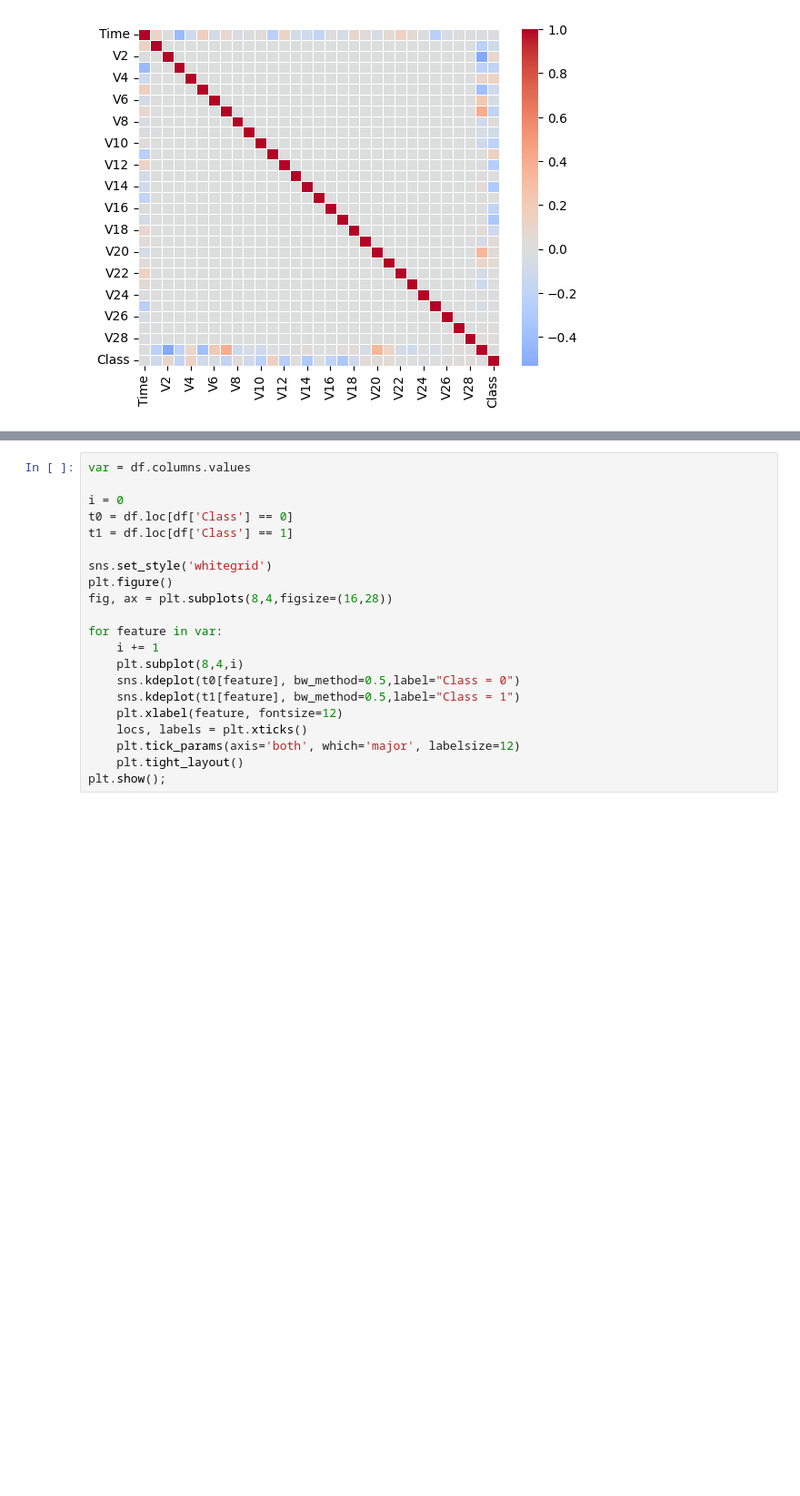
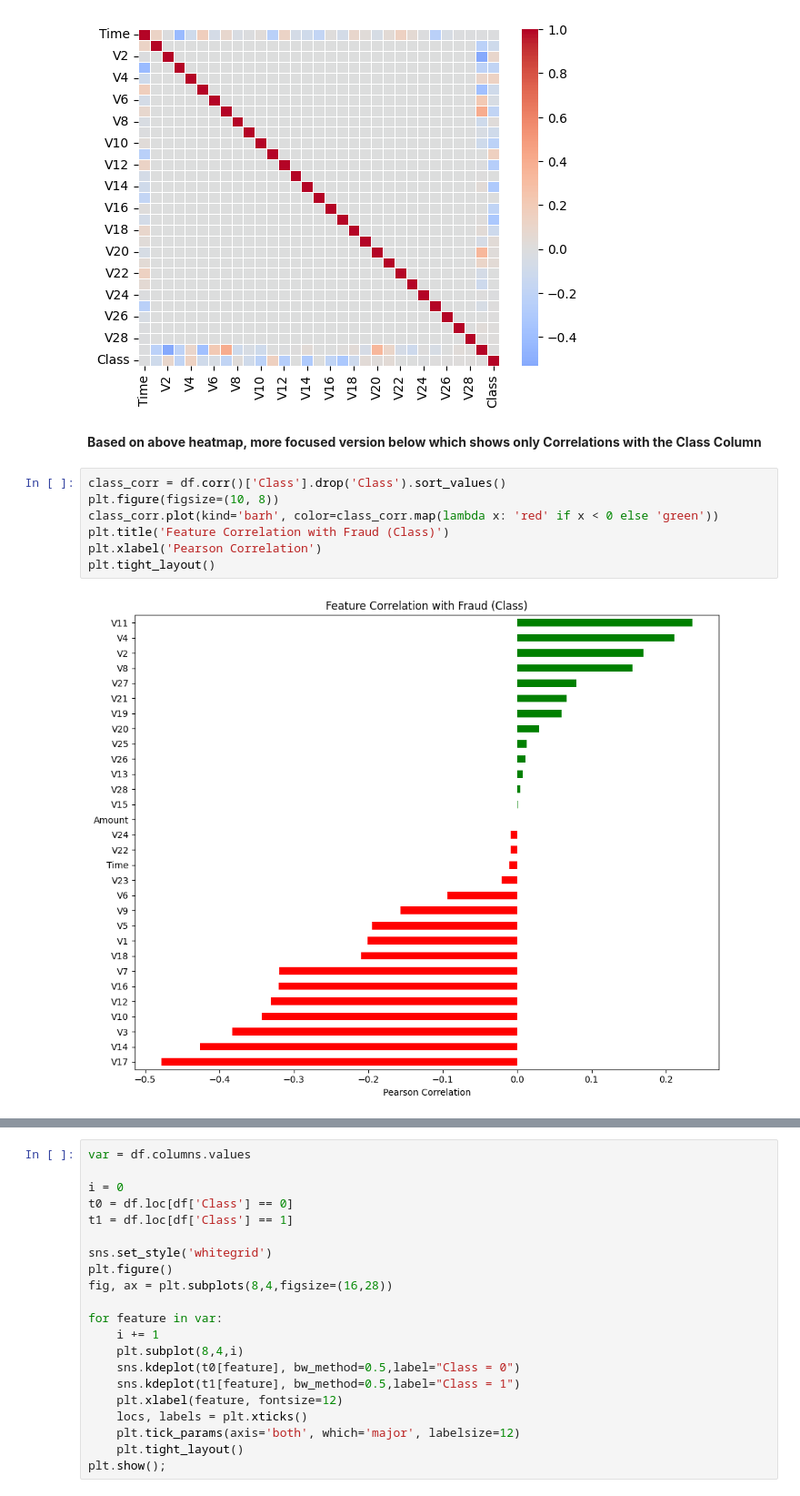
Before and after one commit to hemantborse/Capstone, a Jupyter notebook: Credit_Card_Fraud_Prediction.ipynb, the cells around one changed output, grey strips where cells are left out. Shown at 91% size. Saved outputs shown, nothing was run; the diff lists cells and outputs as text; blank space fills up the shorter version.

```diff
--- a/Credit_Card_Fraud_Prediction.ipynb
+++ b/Credit_Card_Fraud_Prediction.ipynb
@@ -184,3 +204,14 @@ sns.heatmap(df.corr(),cmap='coolwarm',center=0,linewidths=0.5)
 # %% [output]
 <Axes: >
 [figure]
+# %% [markdown]
+**Based on above heatmap, more focused version below which shows only Correlations with the Class Column**
+# %%
+class_corr = df.corr()['Class'].drop('Class').sort_values()
+plt.figure(figsize=(10, 8))
+class_corr.plot(kind='barh', color=class_corr.map(lambda x: 'red' if x < 0 else 'green'))
+plt.title('Feature Correlation with Fraud (Class)')
+plt.xlabel('Pearson Correlation')
+plt.tight_layout()
+# %% [output]
+[figure, added]
```
Also changed, not shown: parts of 13 cells of this notebook.
